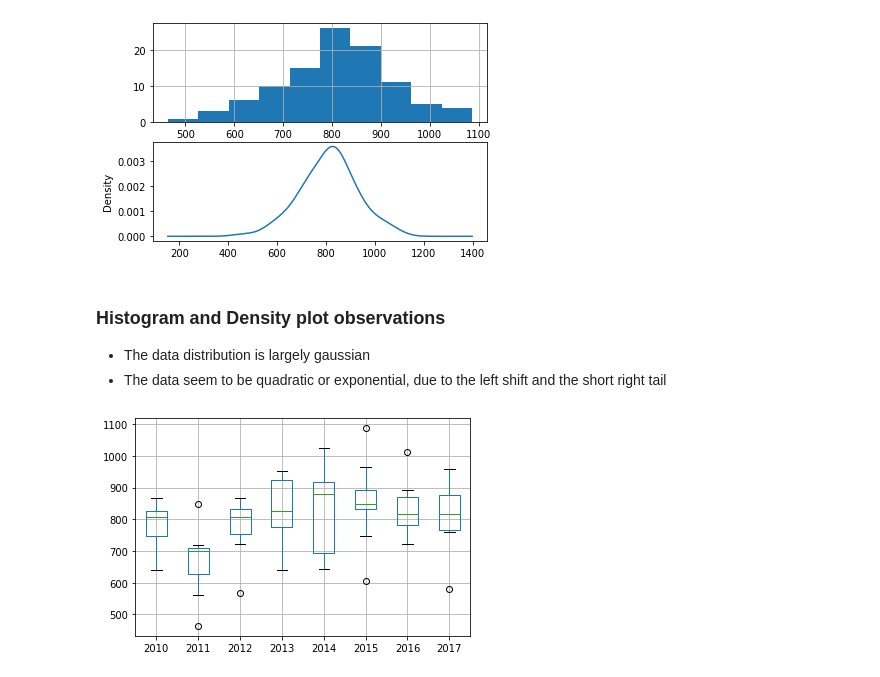
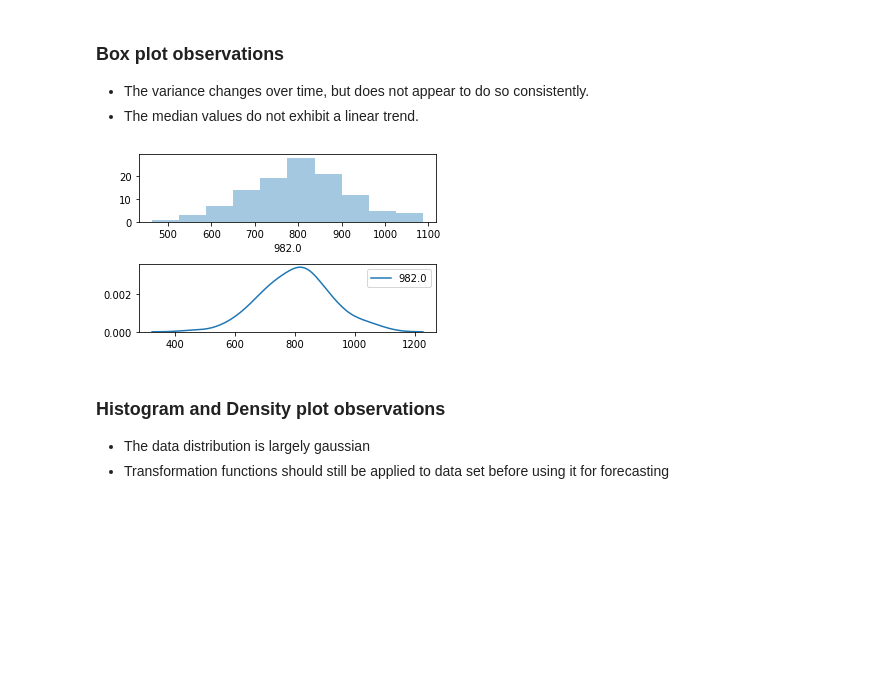
Before and after one commit to grantrzchan/HTX_Armed_Robberies, a Jupyter notebook: HTX_Armed_Robberies.ipynb, the cells around one changed output. Saved outputs shown, nothing was run; the diff lists cells and outputs as text; code cells hidden in the pictures; blank space fills up the shorter version.

Commit message:
recalculated analysis

```diff
--- a/HTX_Armed_Robberies.ipynb
+++ b/HTX_Armed_Robberies.ipynb
@@ -12,8 +16,8 @@ from matplotlib import pyplot as plt
 #load data set
 data_series = pd.read_csv('./data/HTX_robberies.csv', header=0, index_col=0, parse_dates=True, squeeze=True)
 # %%
-#split data set into model development data set and cross validation set, use last year of data as cv
-data_end = len(data_series) - 12
+#split data set into model development data set and cross validation set, use year 2019 and 2020 of data as cv
+data_end = len(data_series) - 16
 data_set, cv_set = data_series[0:data_end], data_series[data_end::]
 print(f'Data set: {len(data_set)} months, Validation set: {len(cv_set)} months')
 
@@ -94,23 +136,20 @@ plt.show()
+# %% [markdown]
+### Box plot observations
+- The variance changes over time, but does not appear to do so consistently.
+- The median values do not exhibit a linear trend.
 # %%
-#plot histogram and denisty plot
+#plot histogram and density plot
+plt.figure(figsize=(5,3))
 plt.figure(1)
 plt.subplot(211)
-data_set.hist()
+sns.distplot(data_set, kde=False)
 plt.subplot(212)
-data_set.plot(kind='kde')
+sns.kdeplot(data_set, shade=False)
+plt.tight_layout()
 plt.show()
 # %% [output]
-[figure, old version]
+[figure, new version]
 # %% [markdown]
 ### Histogram and Density plot observations
 - The data distribution is largely gaussian
-- The data seem to be quadratic or exponential, due to the left shift and the short right tail
+- Transformation functions should still be applied to data set before using it for forecasting
-# %%
-#group data by year for box plot analysis
-#1974 only has 10 months and not a full year, so we exclude it
-grps = data_set['2010':'2018'].groupby(pd.Grouper(freq='A'))
-yrs = pd.DataFrame({name.year: grp.values for name, grp in grps})
-yrs.boxplot()
-plt.show()
-# %% [output]
-[figure, removed]
```
Also changed, not shown: parts of 39 cells of this notebook, 3 other files.
